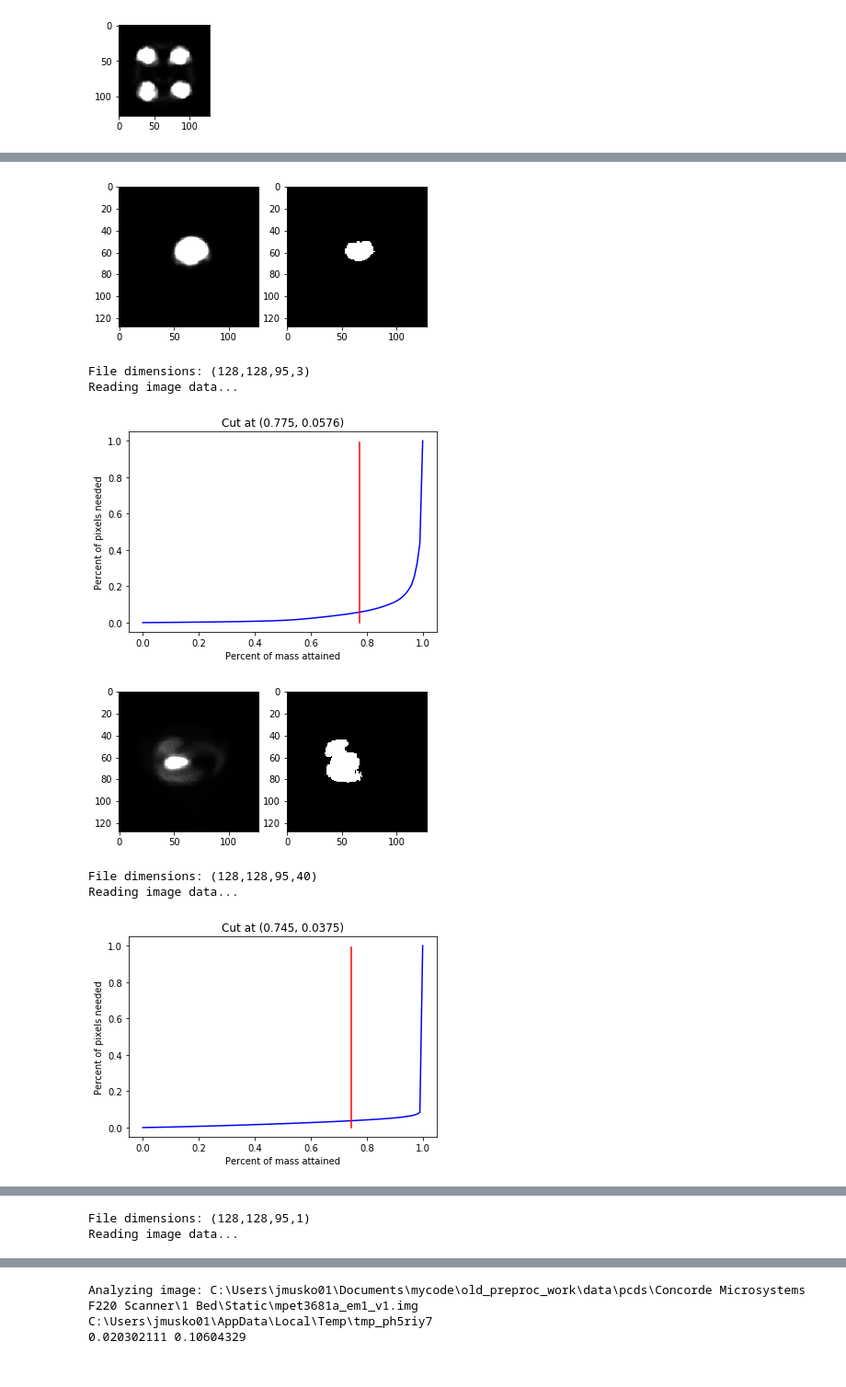
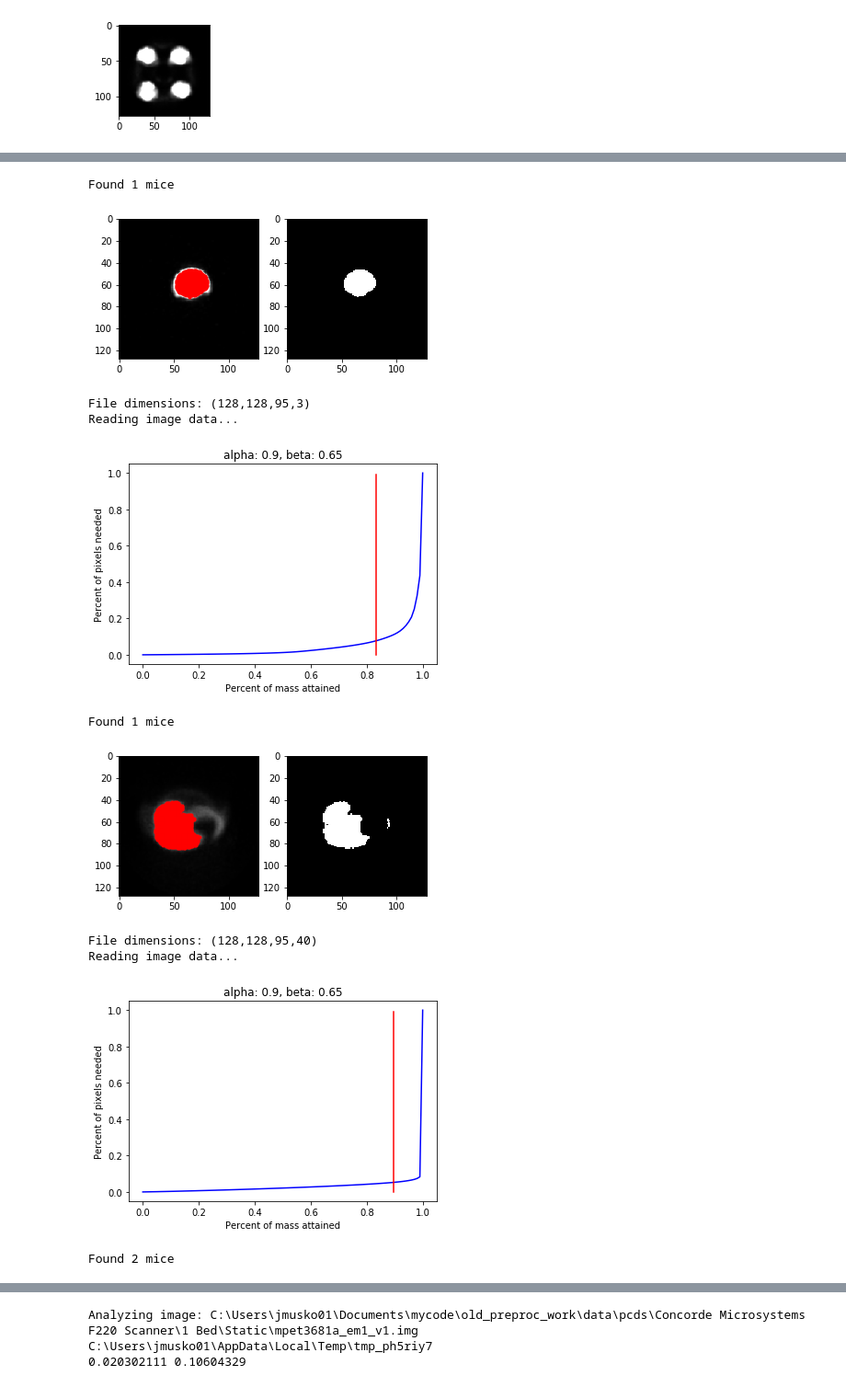
Before and after one commit to jackmuskopf/pet-ct-image-editor, a Jupyter notebook: Untitled.ipynb, the cells around one changed output, grey strips where cells are left out. Shown at 92% size. Cells and saved outputs as stored; diff of their text form; code cells hidden in the pictures.

Commit message:
mouse detector in ipynb and tempdir management

```diff
--- a/Untitled.ipynb
+++ b/Untitled.ipynb
@@ -186,3 +290,7 @@ iax.imshow(mat,clim=(0,1),cmap='gray')
 plt.show()
 # %% [output]
 [figure]
+# %%
+img = pet_imgs[0]
+img.load_image()
+img.unload_image()
@@ -189,14 +300,35 @@ plt.show()
 # %%
+
+# for img in ct_imgs[3:]:
 for img in pet_imgs:
-#     alpha = 5
-#     beta = .5
-    alpha=1
-    beta=.6
+    a = 5
+    b = .5
+
+## pet settings 1
+#     alpha=1
+#     beta=.65
+
+## pet settings 1
+#     alpha=1
+#     beta=.72
+
+## pet settings 1
+#     alpha=1.1
+#     beta=.8, .74  (1.4,.87)
+
+## pet settings 1
+#     alpha=1.2
+#     beta=.82
+
+## pet best: (.9,.65)
+
 
     loaded = True
     try:
         tmat = get_mat(img)
+        img.unload_image()
     except KeyboardInterrupt:
+        img.unload_image()
         raise KeyboardInterrupt('Interrupted')
     except Exception as e:
         print(e)
@@ -215,7 +347,10 @@ for img in pet_imgs:
         results = [(0,0)]+get_mass(dsres,percents)+[(1.0,1.0)]  # add 0,0 and 1,1 since we know these pts exist
         txvals,tyvals = zip(*results)
 
-
+        if img.type == 'pet':
+            alpha,beta = (.9,.65)
+        else:
+            alpha,beta = (5,.5)
 
         slope = 1#*(tyvals[-1]-tyvals[0])/(txvals[-1]-txvals[0])
         ix = find_cutoff(txvals,tyvals, alpha=alpha,beta=beta)
@@ -225,7 +360,7 @@ for img in pet_imgs:
         plt.plot(txvals,tyvals,'b')
         _vals = np.arange(min(tyvals),max(tyvals),.01)
         plt.plot([xcut for x in _vals],_vals,'r')
-        plt.title('Cut at {}'.format((xcut,round(ycut,4))))
+        plt.title('alpha: {}, beta: {}'.format(round(alpha,2),round(beta,2)))
         plt.ylabel('Percent of pixels needed')
         plt.xlabel('Percent of mass attained')
         plt.show()
@@ -238,17 +373,23 @@ for img in pet_imgs:
         tf = lambda x: int(x>cutoff_value)
         vf = np.vectorize(tf)
         binary_mat = vf(tmat)
+        ds_bmat = vf(dsres)
+        mice = find_mice(ds_bmat,img.type)
+        nmice = len(mice)
+
         fig = plt.figure()
         iax = fig.add_subplot(121)
-        iax.imshow(tmat*4,clim=(0,1),cmap='gray')
+        iax.imshow(tmat*14,clim=(0,1),cmap='gray')
         iax2 = fig.add_subplot(122)
         iax2.imshow(binary_mat,clim=(0,1),cmap='gray')
+
+        for mouse in mice:
+            for (y,x) in mouse:
+                iax.plot(x*ds,y*ds,'r.')
+
+        print('Found {} mice'.format(nmice))
+
         plt.show()
-
-        del dsres
-        del tmat
-        img.img_data = None
-        gc.collect()
 # %% [output]
 File dimensions: (128,128,95,1)
 Reading image data...
@@ -256,8 +397,11 @@ Reading image data...
+Found 1 mice
-[figure, old version]
+[figure, new version]
-File dimensions: (128,128,95,3)
-Reading image data...
+File dimensions: (128,128,95,3)
+Reading image data...
-[figure, old version]
+[figure, new version]
+Found 1 mice
-[figure, old version]
+[figure, new version]
-File dimensions: (128,128,95,40)
-Reading image data...
+File dimensions: (128,128,95,40)
+Reading image data...
-[figure, old version]
+[figure, new version]
+Found 2 mice
@@ -265,2 +408,0 @@ Reading image data...
-File dimensions: (128,128,95,1)
-Reading image data...
```
Also changed, not shown: parts of 5 cells of this notebook, 1 other file.
